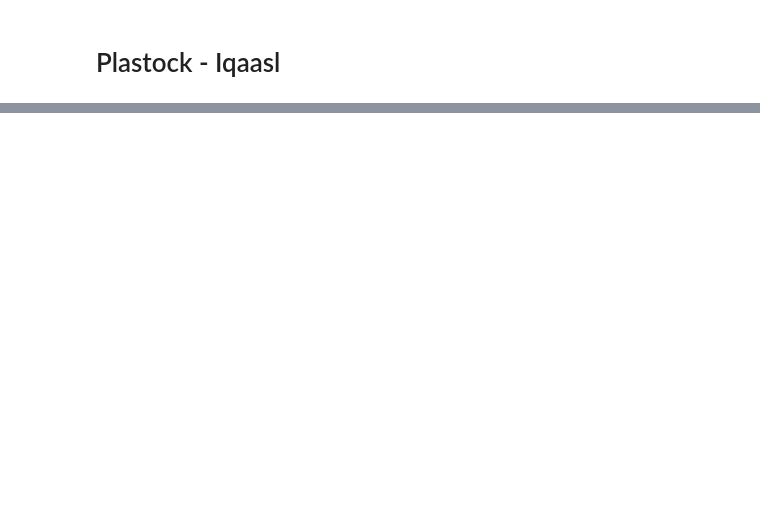
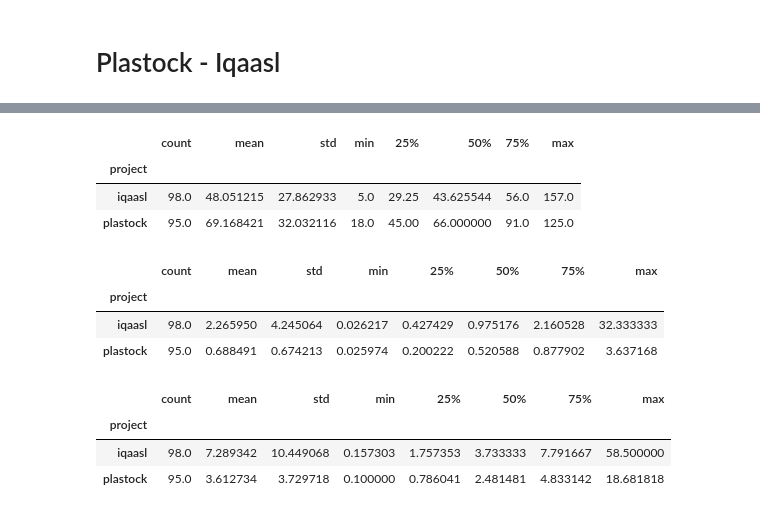
Before and after one commit to AssociationSauvegardeLeman/plastock, a Jupyter notebook: plastock_iqaasl.ipynb, the cells around one changed output, grey strips where cells are left out. Saved outputs shown, nothing was run; the diff lists cells and outputs as text; code cells hidden in the pictures; blank space fills up the shorter version.

```diff
--- a/plastock_iqaasl.ipynb
+++ b/plastock_iqaasl.ipynb
@@ -207,0 +214,23 @@ summary.style.set_table_styles(table_css_styles)
+# %%
+combined_dt.groupby("project")["length"].describe()
+# %% [output]
+|  | count | mean | std | min | 25% | 50% | 75% | max |
+| project |  |  |  |  |  |  |  |  |
+| iqaasl | 98.0 | 48.051215 | 27.862933 | 5.0 | 29.25 | 43.625544 | 56.0 | 157.0 |
+| plastock | 95.0 | 69.168421 | 32.032116 | 18.0 | 45.00 | 66.000000 | 91.0 | 125.0 |
+# %%
+summary_parea = combined_dt.groupby("project")["pcs/m²"].describe()
+summary_parea
+# %% [output]
+|  | count | mean | std | min | 25% | 50% | 75% | max |
+| project |  |  |  |  |  |  |  |  |
+| iqaasl | 98.0 | 2.265950 | 4.245064 | 0.026217 | 0.427429 | 0.975176 | 2.160528 | 32.333333 |
+| plastock | 95.0 | 0.688491 | 0.674213 | 0.025974 | 0.200222 | 0.520588 | 0.877902 | 3.637168 |
+# %%
+summary_pm = combined_dt.groupby("project")["pcs/m"].describe()
+summary_pm
+# %% [output]
+|  | count | mean | std | min | 25% | 50% | 75% | max |
+| project |  |  |  |  |  |  |  |  |
+| iqaasl | 98.0 | 7.289342 | 10.449068 | 0.157303 | 1.757353 | 3.733333 | 7.791667 | 58.500000 |
+| plastock | 95.0 | 3.612734 | 3.729718 | 0.100000 | 0.786041 | 2.481481 | 4.833142 | 18.681818 |
```
Also changed, not shown: parts of 12 cells of this notebook, 1 other file.
